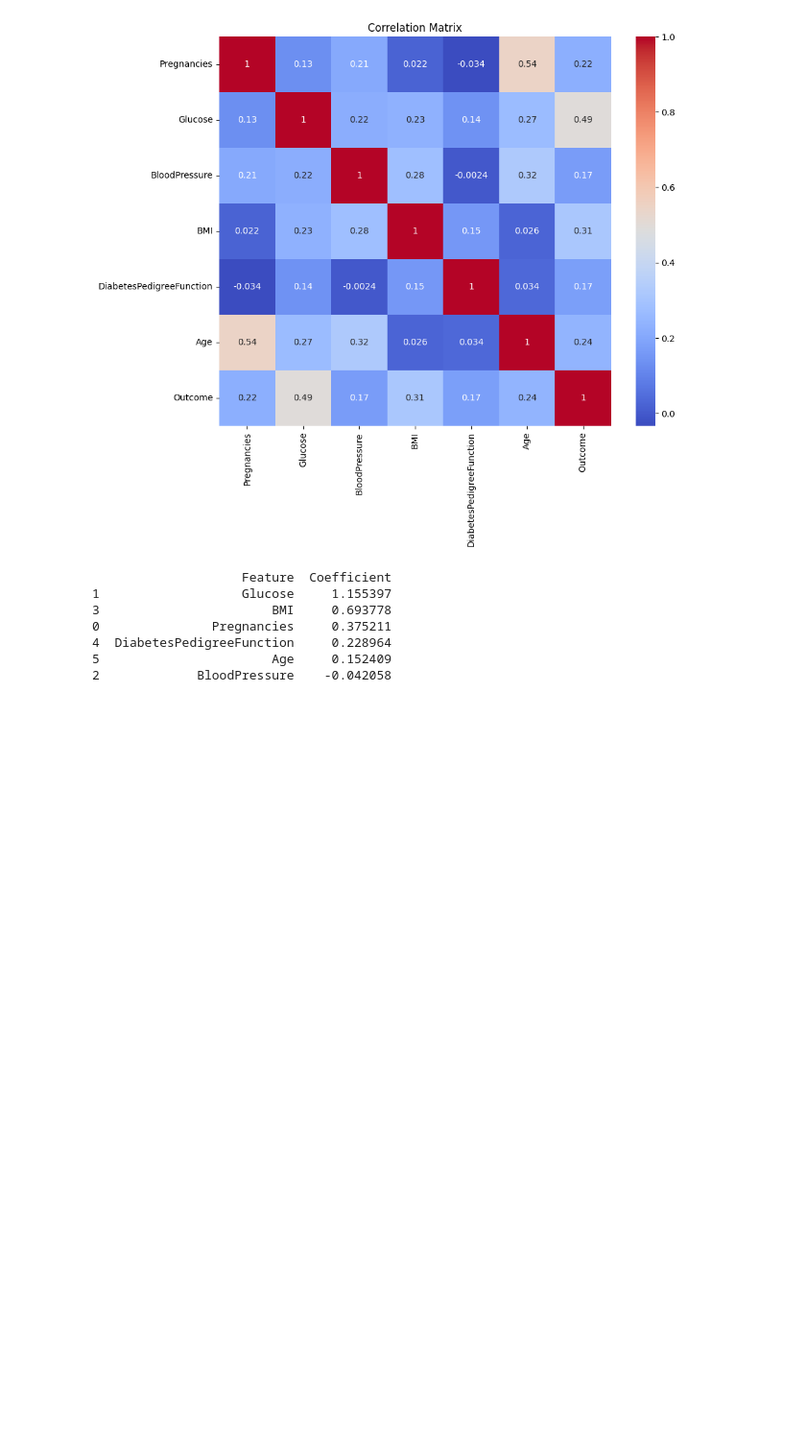
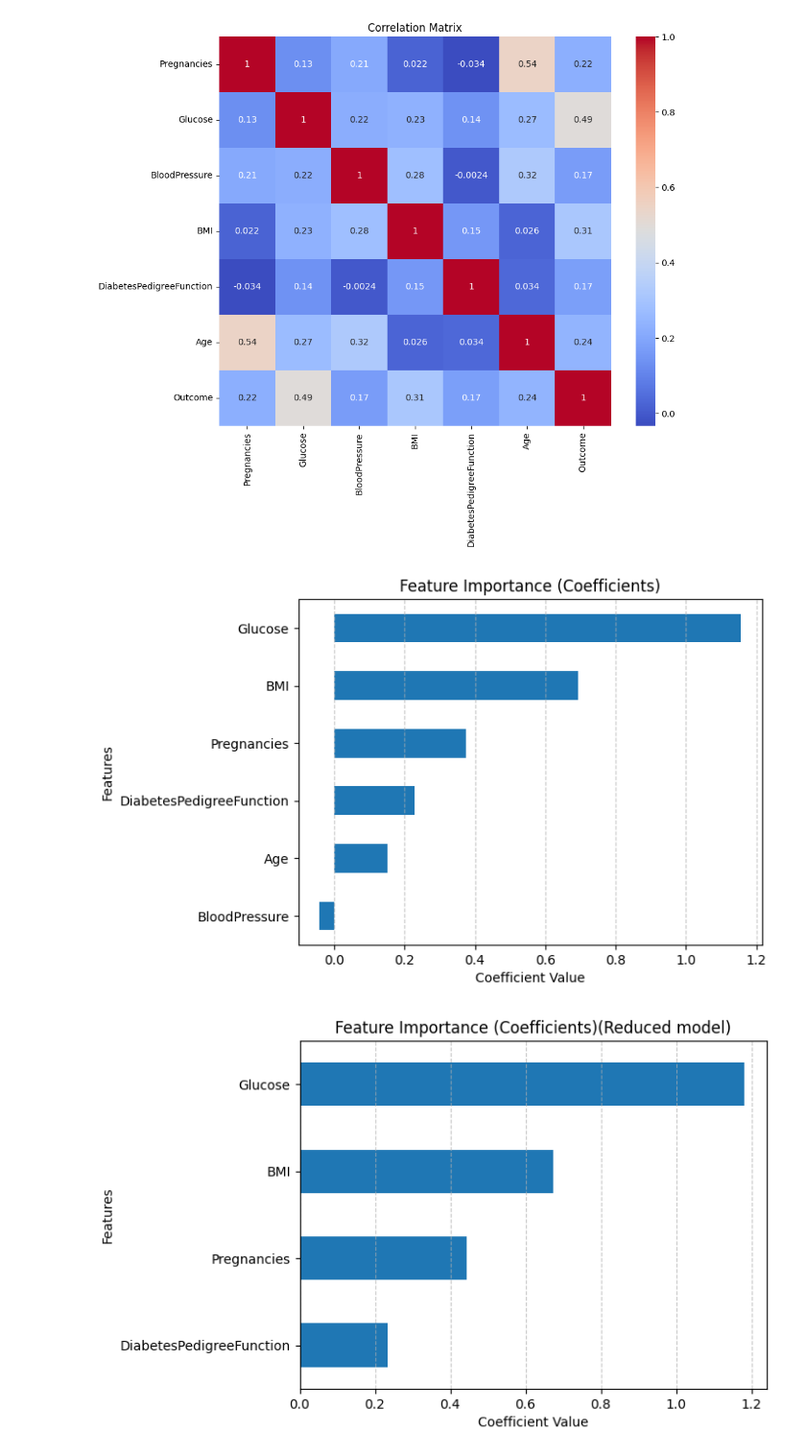
Before and after one commit to harshvg247/Diabetes-Prediction-using-Logistic-Regression, a Jupyter notebook: main.ipynb, the cells around one changed output. Shown at 96% size. Saved outputs shown, nothing was run; the diff lists cells and outputs as text; code cells hidden in the pictures; blank space fills up the shorter version.

```diff
--- a/main.ipynb
+++ b/main.ipynb
@@ -68,8 +81,8 @@ plt.show()
 [figure]
 # %%
 X = df.drop("Outcome", axis=1)
+X_reduced = df_reduced.drop("Outcome", axis=1)
 y = df["Outcome"]
-
 # stratify=y maintains class balance in train/test
 
 X_train, X_test, y_train, y_test = train_test_split(
@@ -78,24 +91,48 @@ X_train, X_test, y_train, y_test = train_test_split(
 scaler = StandardScaler()
 X_train_scaled = scaler.fit_transform(X_train)
 X_test_scaled = scaler.transform(X_test)
+
+X_train_reduced, X_test_reduced, y_train_reduced, y_test_reduced = train_test_split(
+    X_reduced, y, test_size=0.2, random_state=42, stratify=y
+)
+scaler = StandardScaler()
+X_train_scaled_reduced = scaler.fit_transform(X_train_reduced)
+X_test_scaled_reduced = scaler.transform(X_test_reduced)
 # %%
 model = LogisticRegression()
 
 model.fit(X_train_scaled, y_train)
 coeff_df = pd.DataFrame({
     "Feature": X.columns,
-    "Coefficient": model.coef_[0]
+    "Coefficient": model.coef_[0],
 })
 
-print(coeff_df.sort_values(by="Coefficient", ascending=False))
+coeff_df.set_index('Feature', inplace=True)
+coeff_df.sort_values(by="Coefficient").plot(kind='barh', legend=False)
+plt.title("Feature Importance (Coefficients)")
+plt.xlabel("Coefficient Value")
+plt.ylabel("Features")
+plt.grid(axis='x', linestyle='--', alpha=0.7)
+plt.show()
+
+model_reduced = LogisticRegression()
+
+model_reduced.fit(X_train_scaled_reduced, y_train_reduced)
+coeff_df_reduced = pd.DataFrame({
+    "Feature": X_reduced.columns,
+    "Coefficient": model_reduced.coef_[0],
+})
+
+coeff_df_reduced.set_index('Feature', inplace=True)
+coeff_df_reduced.sort_values(by="Coefficient").plot(kind='barh', legend=False)
+plt.title("Feature Importance (Coefficients)(Reduced model)")
+plt.xlabel("Coefficient Value")
+plt.ylabel("Features")
+plt.grid(axis='x', linestyle='--', alpha=0.7)
+plt.show()
 # %% [output]
-                    Feature  Coefficient
-1                   Glucose     1.155397
-3                       BMI     0.693778
-0               Pregnancies     0.375211
-4  DiabetesPedigreeFunction     0.228964
-5                       Age     0.152409
-2             BloodPressure    -0.042058
+[figure, added]
+[figure, added]
 # %%
 y_pred = model.predict(X_test_scaled)
 y_prob = model.predict_proba(X_test_scaled)[:, 1]
```
Also changed, not shown: parts of 5 cells of this notebook.
